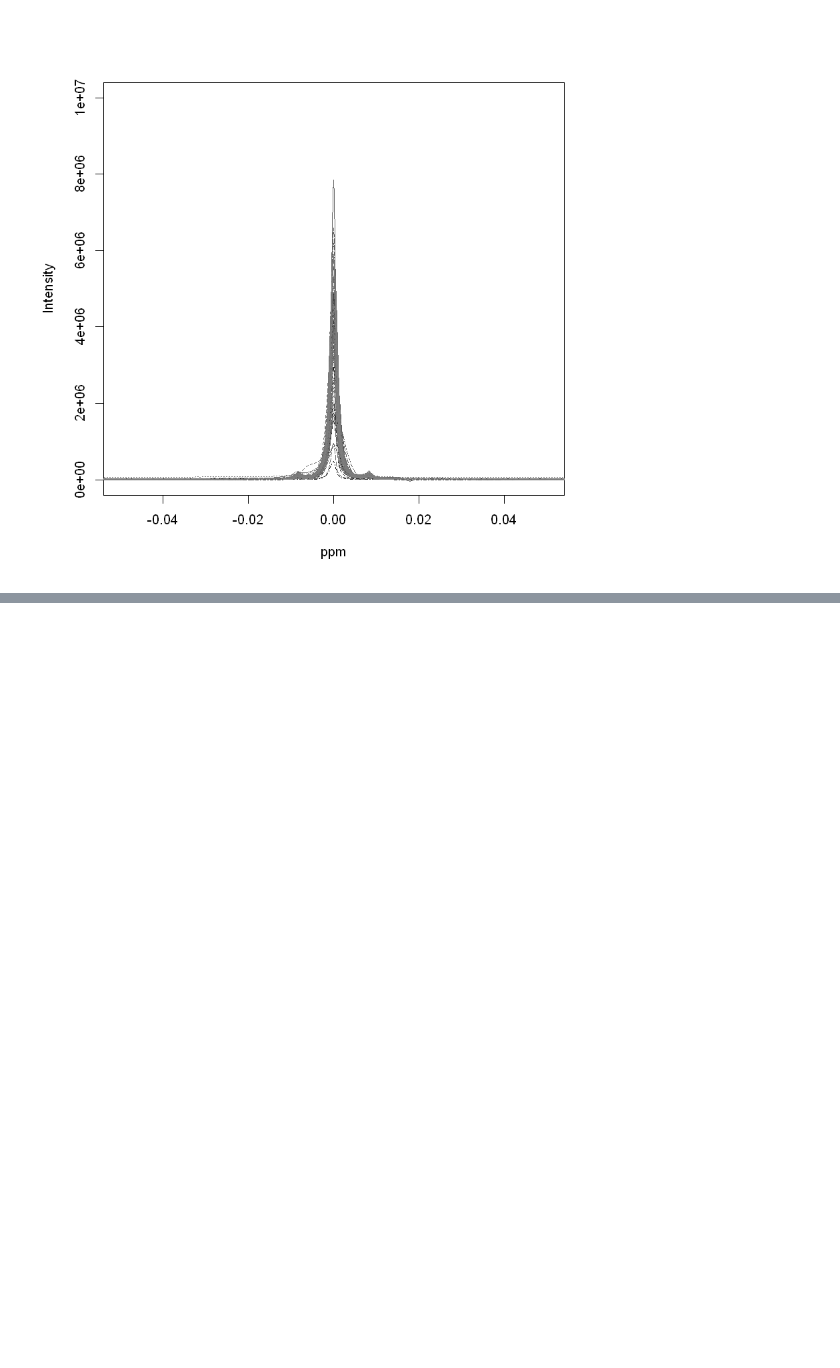
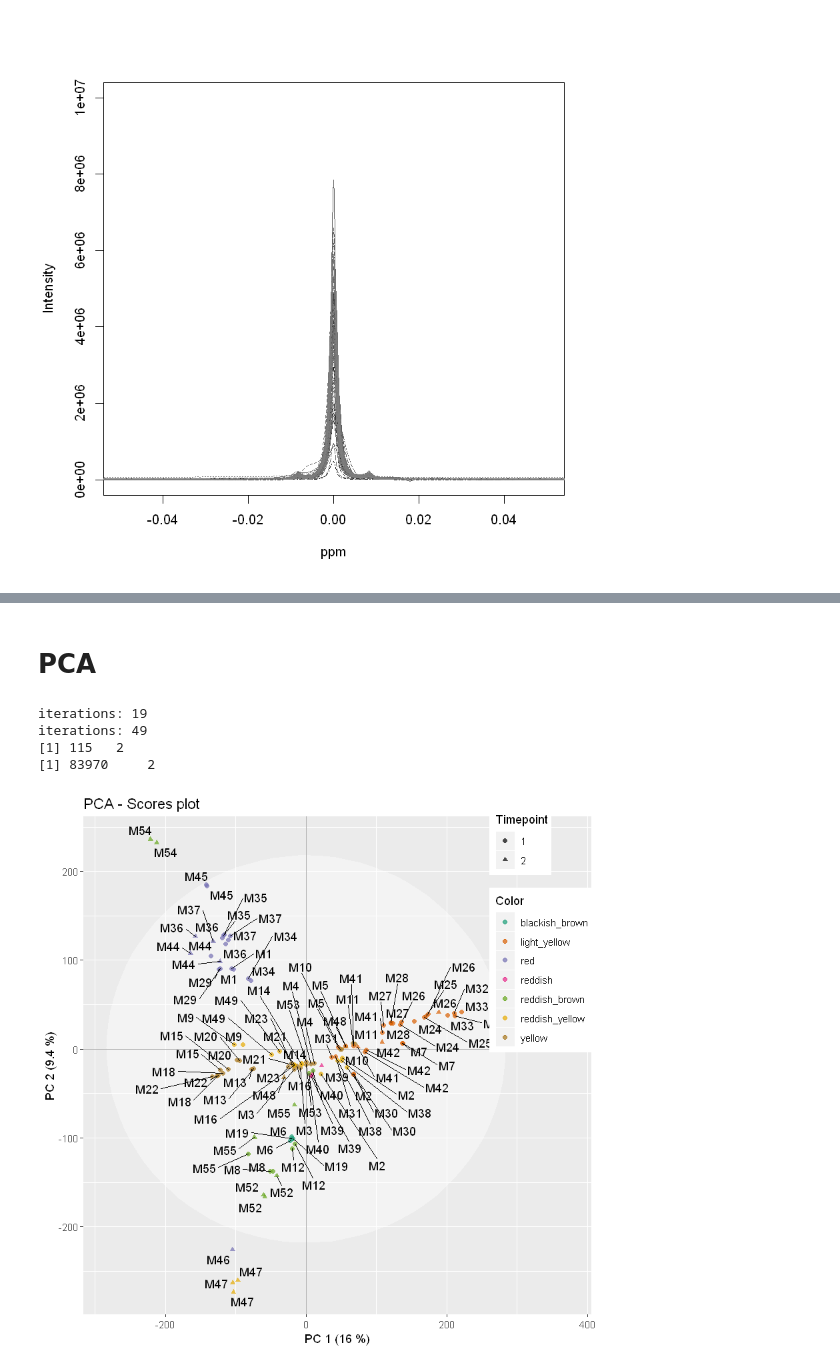
Before and after one commit to davidgarciam/propolis_project, a Jupyter notebook: Propolis_R.ipynb, the cells around one changed output, grey strips where cells are left out. Drawn from its saved outputs; the diff is of its cells as text; code cells hidden in the pictures; blank space fills up the shorter version.

```diff
--- a/Propolis_R.ipynb
+++ b/Propolis_R.ipynb
@@ -89,0 +80,16 @@ abline(a = c(0,1), col='red')
+# %% [markdown]
+# PCA
+# %%
+ID= Metadata_f$SampleID
+
+pca.model=pca(X=X.pqn, pc=2, scale='UV', center=TRUE)
+# %% [output]
+iterations: 19
+iterations: 49
+[1] 115   2
+[1] 83970     2
+# %%
+#Color classification and sample ID
+plotscores(model=pca.model, pc=c(1,2), an=list(Color=Metadata_f$Color,Timepoint=as.character(Metadata_f$Probe),ID=ID), title='PCA - Scores plot')
+# %% [output]
+[figure, added]
```
Also changed, not shown: parts of 20 cells of this notebook.
